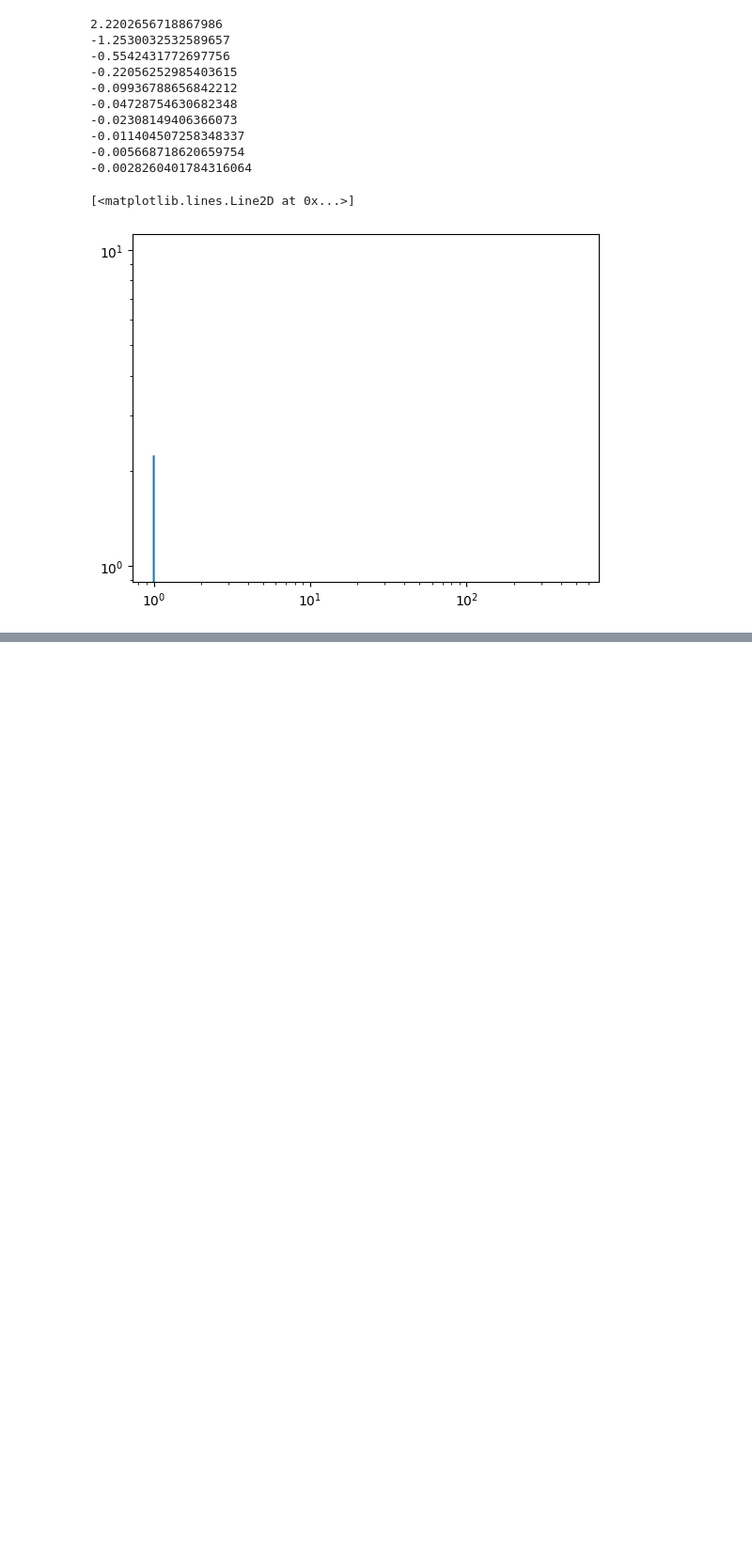
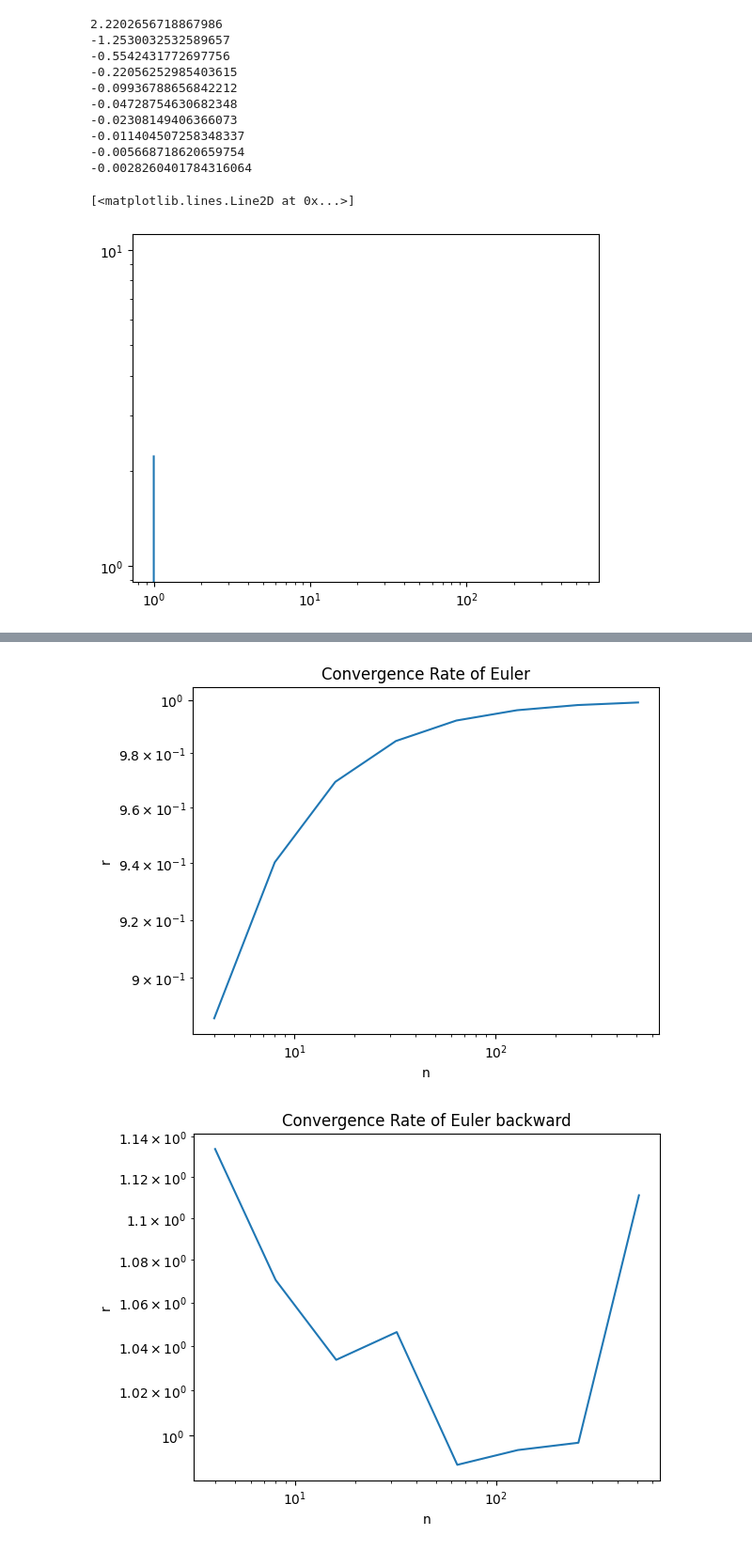
Before and after one commit to Schmidt9898/My_Numerical_Analysis_Course, a Jupyter notebook: assigment2.ipynb, the cells around one changed output, grey strips where cells are left out. Shown at 94% size. Cells and saved outputs as stored; diff of their text form; code cells hidden in the pictures; blank space fills up the shorter version.

```diff
--- a/assigment2.ipynb
+++ b/assigment2.ipynb
@@ -138,7 +138,7 @@ for i in range(10):
 
 	error,r = convergence_rate(Comp_trapazoid,f,a,b,true_value,n)
 	y_plot.append(r)
-	h = (b - a)/n
+	#h = (b - a)/n
 	#print("h",h,"n",n,"r",r)
 	x_plot.append(n)
 	#print(n,convergence_rate(Comp_midpoint,f,a,b,true_value,n))
@@ -291,14 +291,15 @@ plt.legend()
 
 #The "true"  value in last pos
 yt = lambda t : y0/math.sqrt( y0*y0 - (y0*y0-1) * math.exp(-2*t) )
-true_value = yt(plot_x[-1])
+true_value = yt(1)
+#true_value = yt(plot_x[-1])
 print("true_value",true_value)
 
 errors["Euler"]		= abs(true_value-errors["Euler"]	)
 errors["BackEuler"]	= abs(true_value-errors["BackEuler"])
 errors["Crank"]		= abs(true_value-errors["Crank"]	)
 
-print("Errors with N =",N)
+print("Errors with N=",N)
 print(errors)
 # %% [output]
 true_value 0.2635396737805913
@@ -306,35 +307,44 @@ Errors with N = 10
 {'Euler': 0.010394639586606469, 'BackEuler': 0.011905586719526517, 'Crank': 0.00011065469347504298}
 [figure]
 # %%
-def plot_convergence_for_theta_methods(name,method,yt,y0,T):
+def plot_convergence_rate_for_theta_methods(name,method,yt,y0,T,true_value):
+
 	N = 10
 
-
-	plot_y,plot_x = method(yt,y0,T,N)
-
-
-
-	plt.subplots()
-	plt.title(name)
+	plt.figure(name)
 
 	x_plot = []
 	y_plot = []
-	for i in range(10):
+	for i in range(2,N):
 		n = pow(2,i)
-
-		error,r = convergence_rate(Mistake_trapazoid,f,a,b,true_value,n)
+		y,_ = method(yt,y0,T,n)
+		error_N = abs(true_value - y[-1])
+		y,_ = method(yt,y0,T,2*n)
+		error_2N = abs(true_value - y[-1])
+		r=log2(error_N / error_2N)
+		#print(error_N/error_2N)
+		#print(r)
 		y_plot.append(r)
-		h = (b - a)/n
-		#print("h",h,"n",n,"r",r)
 		x_plot.append(n)
 		pass
 
 	plt.loglog(x_plot,y_plot)
+	plt.title("Convergence Rate of "+name)
+	plt.ylabel("r")
+	plt.xlabel("n")
+
+
+# if somehow this value is not calculated
+yt = lambda t : y0/math.sqrt( y0*y0 - (y0*y0-1) * math.exp(-2*t) )
+true_value = yt(1)
+
 
 yt = lambda t : t - pow(t,3)
 y0 = 0.1
 T = 1
-
-plot_convergence_for_theta_methods("Euler",Euler,yt,y0,T)
-plot_convergence_for_theta_methods("Euler backward",Euler_backward,yt,y0,T,)
-plot_convergence_for_theta_methods("Crank Nicolson",Cranky_Nicolson,yt,y0,T)
+plot_convergence_rate_for_theta_methods("Euler",Euler,yt,y0,T,true_value)
+plot_convergence_rate_for_theta_methods("Euler backward",Euler_backward,yt,y0,T,true_value)
+plot_convergence_rate_for_theta_methods("Crank Nicolson",Cranky_Nicolson,yt,y0,T,true_value)
+# %% [output]
+[figure, added]
+[figure, added]
```
Also changed, not shown: parts of 3 cells of this notebook.
